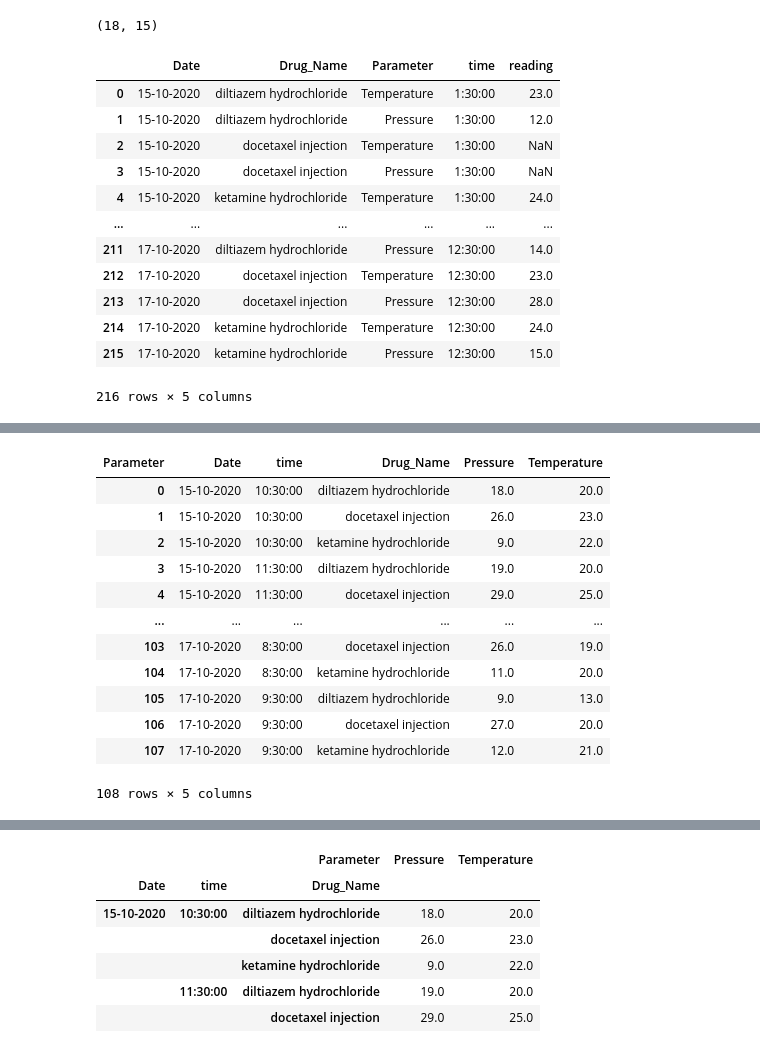
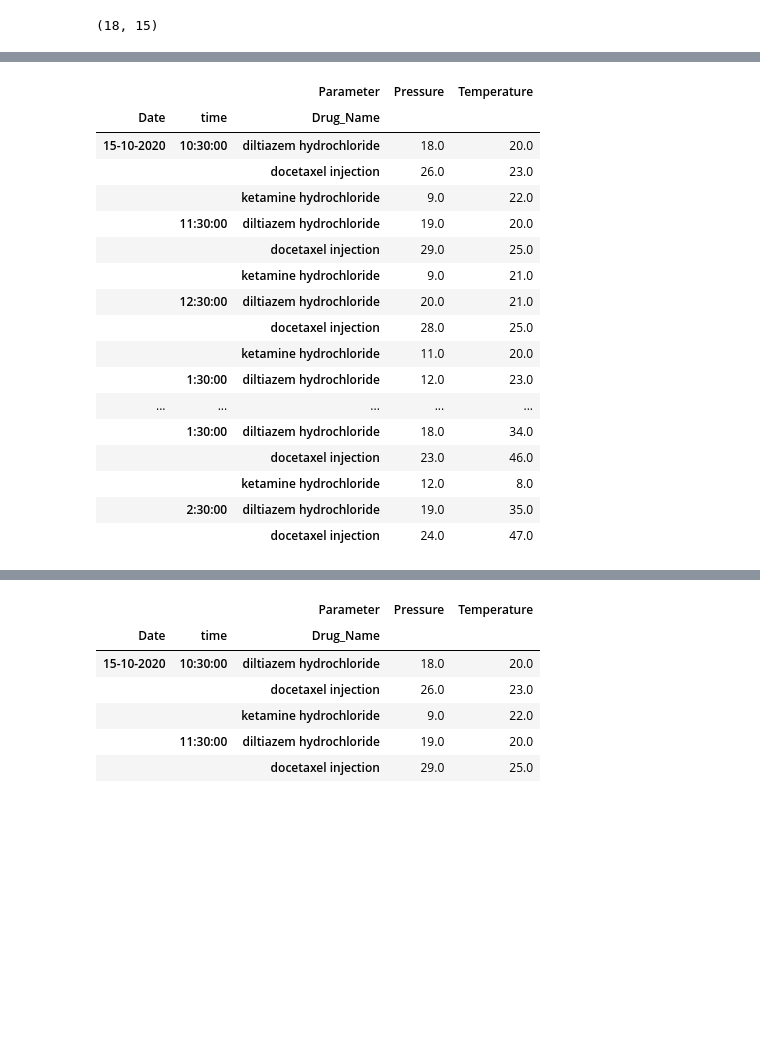
Before and after one commit to thecont1/codespaces-jupyter, a Jupyter notebook: DAV-Libraries_Pandas04.ipynb, the cells around one changed output, grey strips where cells are left out. Saved outputs shown, nothing was run; the diff lists cells and outputs as text; code cells hidden in the pictures; blank space fills up the shorter version.

```diff
--- a/DAV-Libraries_Pandas04.ipynb
+++ b/DAV-Libraries_Pandas04.ipynb
@@ -244,5 +253,5 @@ To: /content/Pfizer_1.csv
 # %%
-data = pd.read_csv('Pfizer_1.csv')
+data = pd.read_csv('datasets/Pfizer_1.csv')
 data
 # %% [output]
 |  | Date | Drug_Name | Parameter | 1:30:00 | 2:30:00 | 3:30:00 | 4:30:00 | 5:30:00 | 6:30:00 | 7:30:00 | 8:30:00 | ... |
@@ -373,20 +399,4 @@ data_tidy.reset_index() ##  Original dataframe back
 data_tidy.reset_index().shape
 # %% [output]
 (18, 15)
-# %%
-data_melt
-# %% [output]
-|  | Date | Drug_Name | Parameter | time | reading |
-| 0 | 15-10-2020 | diltiazem hydrochloride | Temperature | 1:30:00 | 23.0 |
-| 1 | 15-10-2020 | diltiazem hydrochloride | Pressure | 1:30:00 | 12.0 |
-| 2 | 15-10-2020 | docetaxel injection | Temperature | 1:30:00 | NaN |
-| 3 | 15-10-2020 | docetaxel injection | Pressure | 1:30:00 | NaN |
-| 4 | 15-10-2020 | ketamine hydrochloride | Temperature | 1:30:00 | 24.0 |
-| ... | ... | ... | ... | ... | ... |
-| 211 | 17-10-2020 | diltiazem hydrochloride | Pressure | 12:30:00 | 14.0 |
-| 212 | 17-10-2020 | docetaxel injection | Temperature | 12:30:00 | 23.0 |
-| 213 | 17-10-2020 | docetaxel injection | Pressure | 12:30:00 | 28.0 |
-| 214 | 17-10-2020 | ketamine hydrochloride | Temperature | 12:30:00 | 24.0 |
-| 215 | 17-10-2020 | ketamine hydrochloride | Pressure | 12:30:00 | 15.0 |
-216 rows × 5 columns
 # %%
@@ -411,20 +421,25 @@ data_melt.pivot(index = ["Date", "Drug_Name", "Parameter"], columns = "time", va
 |  | ketamine hydrochloride | Pressure | 13.0 | 14.0 | 15.0 | 8.0 | 9.0 | 10.0 | 11.0 | 11.0 | ... |
 |  |  | Temperature | 22.0 | 23.0 | 24.0 | 13.0 | 14.0 | 15.0 | 16.0 | 17.0 | ... |
 # %%
-data_melt.pivot(index = ["Date", "time", "Drug_Name"], columns = "Parameter", values = "reading").reset_index()
+data_melt.pivot(index=["Date", "time", "Drug_Name"], columns="Parameter", values="reading").head(50)
 # %% [output]
-| Parameter | Date | time | Drug_Name | Pressure | Temperature |
-| 0 | 15-10-2020 | 10:30:00 | diltiazem hydrochloride | 18.0 | 20.0 |
-| 1 | 15-10-2020 | 10:30:00 | docetaxel injection | 26.0 | 23.0 |
-| 2 | 15-10-2020 | 10:30:00 | ketamine hydrochloride | 9.0 | 22.0 |
-| 3 | 15-10-2020 | 11:30:00 | diltiazem hydrochloride | 19.0 | 20.0 |
-| 4 | 15-10-2020 | 11:30:00 | docetaxel injection | 29.0 | 25.0 |
-| ... | ... | ... | ... | ... | ... |
-| 103 | 17-10-2020 | 8:30:00 | docetaxel injection | 26.0 | 19.0 |
-| 104 | 17-10-2020 | 8:30:00 | ketamine hydrochloride | 11.0 | 20.0 |
-| 105 | 17-10-2020 | 9:30:00 | diltiazem hydrochloride | 9.0 | 13.0 |
-| 106 | 17-10-2020 | 9:30:00 | docetaxel injection | 27.0 | 20.0 |
-| 107 | 17-10-2020 | 9:30:00 | ketamine hydrochloride | 12.0 | 21.0 |
+|  |  | Parameter | Pressure | Temperature |
+| Date | time | Drug_Name |  |  |
+| 15-10-2020 | 10:30:00 | diltiazem hydrochloride | 18.0 | 20.0 |
+|  |  | docetaxel injection | 26.0 | 23.0 |
+|  |  | ketamine hydrochloride | 9.0 | 22.0 |
+|  | 11:30:00 | diltiazem hydrochloride | 19.0 | 20.0 |
+|  |  | docetaxel injection | 29.0 | 25.0 |
+|  |  | ketamine hydrochloride | 9.0 | 21.0 |
+|  | 12:30:00 | diltiazem hydrochloride | 20.0 | 21.0 |
+|  |  | docetaxel injection | 28.0 | 25.0 |
+|  |  | ketamine hydrochloride | 11.0 | 20.0 |
+|  | 1:30:00 | diltiazem hydrochloride | 12.0 | 23.0 |
+| ... | ... | ... | ... | ... |
+|  | 1:30:00 | diltiazem hydrochloride | 18.0 | 34.0 |
+|  |  | docetaxel injection | 23.0 | 46.0 |
+|  |  | ketamine hydrochloride | 12.0 | 8.0 |
+|  | 2:30:00 | diltiazem hydrochloride | 19.0 | 35.0 |
+|  |  | docetaxel injection | 24.0 | 47.0 |
-108 rows × 5 columns
 # %%
 data_tidy.columns.name = None
```
Also changed, not shown: parts of 55 cells of this notebook.
